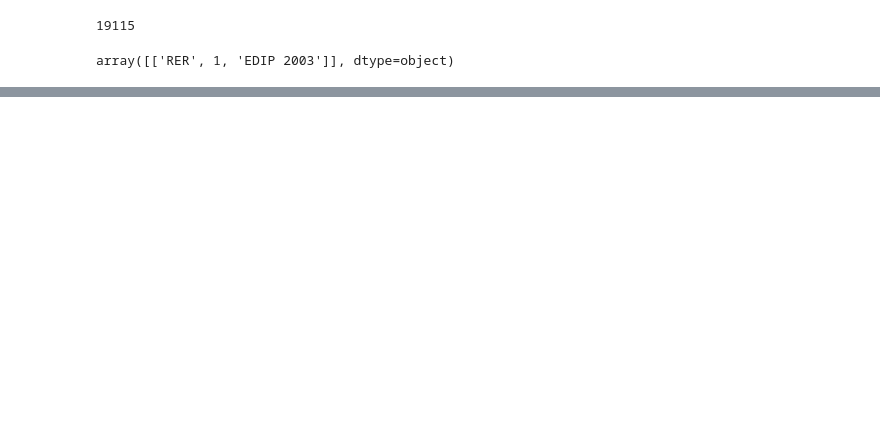
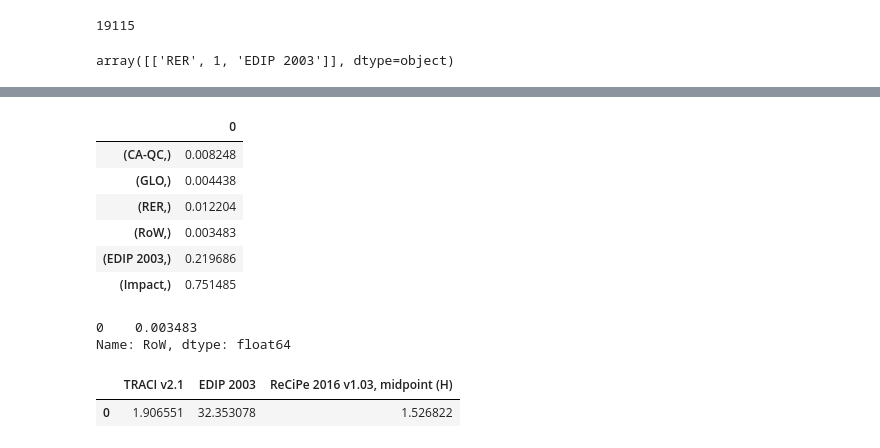
Before and after one commit to adsmer2/LCIA-impact-translator, a Jupyter notebook: EI391_ML.ipynb, the cells around one changed output, grey strips where cells are left out. Drawn from its saved outputs; the diff is of its cells as text; code cells hidden in the pictures; blank space fills up the shorter version.

```diff
--- a/EI391_ML.ipynb
+++ b/EI391_ML.ipynb
@@ -438,40 +427,42 @@ for train_index, test_index in folds:
 # %%
-# Example data
+# short data
 # X = X_short
 # y = y2.iloc[0:100,:].values
 
-import numpy as np
-from sklearn.model_selection import StratifiedKFold
-from sklearn.base import clone
-from sklearn.metrics import mean_squared_error
-from sklearn.multioutput import MultiOutputRegressor
-from sklearn.ensemble import RandomForestRegressor
+# full data
+y = y2.values
+ohe = OneHotEncoder()
+ohe.fit(X3.iloc[:,0:3])
+ohe_transform = pd.DataFrame(ohe.transform(X3.iloc[:,0:3]).toarray())
+X = pd.concat([ohe_transform, X3.loc[:,'Impact']], axis='columns')
+X = X.values
 
 # Create a combined label for stratification
 # This combines the multioutput targets into a single label for stratification
 combined_labels = np.array([hash(tuple(row)) for row in y])
 
 # Initialize model
-model = MultiOutputRegressor(RandomForestRegressor(n_estimators=1))
+rdf = RandomForestRegressor(n_estimators=10, random_state=42)
+model = rdf
 
 # Stratified k-fold cross-validation
 n_splits = 5
 skf = StratifiedKFold(n_splits=n_splits, shuffle=True, random_state=42)
 
-mse_scores = []
+fitted_model = []
+scores = []
+scores_print = []
 
 for train_idx, test_idx in skf.split(X, combined_labels):
     X_train, X_test = X[train_idx], X[test_idx]
-    Y_train, Y_test = y[train_idx], y[test_idx]
+    y_train, y_test = y[train_idx], y[test_idx]
 
     # Clone the model to ensure a fresh start for each fold
     cloned_model = clone(model)
-    cloned_model.fit(X_train, Y_train)
-    Y_pred = cloned_model.predict(X_test)
+    cloned_model.fit(X_train, y_train)
+    fitted_model.append(cloned_model)
+    y_pred = cloned_model.predict(X_test)
 
-    mse = mean_squared_error(Y_test, Y_pred, multioutput='raw_values')
-    mse_scores.append(mse)
-
-# Mean MSE score for each output
-mean_mse_scores = np.mean(mse_scores, axis=0)
-print("Mean MSE scores for each output:", mean_mse_scores)
+    r1, r2 = custom_score(X_train, X_test, y_train, y_test, y_pred, p=0.2)
+    scores.append(r1)
+    scores_print.append(r2)
@@ -511,0 +543,39 @@ y
+# %%
+feature_importance = pd.DataFrame(cloned_model.feature_importances_)
+feature_importance.index = pd.concat([pd.DataFrame(ohe.categories_[0]), pd.DataFrame(ohe.categories_[1]), pd.DataFrame(ohe.categories_[2]), pd.DataFrame(['Impact'])], axis=0)
+feature_importance[cloned_model.feature_importances_ > 0.001]
+# %% [output]
+|  | 0 |
+| (CA-QC,) | 0.008248 |
+| (GLO,) | 0.004438 |
+| (RER,) | 0.012204 |
+| (RoW,) | 0.003483 |
+| (EDIP 2003,) | 0.219686 |
+| (Impact,) | 0.751485 |
+# %%
+feature_importance = pd.DataFrame(cloned_model.feature_importances_).T
+feature_importance.columns = pd.concat([pd.DataFrame(ohe.categories_[0]), pd.DataFrame(ohe.categories_[1]), pd.DataFrame(ohe.categories_[2]), pd.DataFrame(['Impact'])], axis=0).T.values[0]
+feature_importance['RoW'] # for reference flow np.nan, -1, 1
+# %% [output]
+0    0.003483
+Name: RoW, dtype: float64
+# %%
+# code to automate prediction (perhaps type a string and use ohe to convert it to the correct ohe'd vector?)
+input_geography = 'RoW'
+input_reference_flow = 1
+input_LCIA_method = 'TRACI v2.1'
+input_impact = 1.89
+predicted_LCIA_method = ['TRACI v2.1', 'EDIP 2003', 'ReCiPe 2016 v1.03, midpoint (H)']
+
+input_ohe = pd.DataFrame(ohe.transform([[input_geography, input_reference_flow, input_LCIA_method]]).toarray())
+input_final = pd.concat([input_ohe, pd.DataFrame([input_impact])], axis=1)
+
+prediction = cloned_model.predict(input_final)
+
+desired_list = [y2.columns.get_loc(i) for i in predicted_LCIA_method]
+desired_prediction = pd.DataFrame([prediction[0][i] for i in desired_list]).T
+desired_prediction.columns = predicted_LCIA_method
+desired_prediction
+# %% [output]
+|  | TRACI v2.1 | EDIP 2003 | ReCiPe 2016 v1.03, midpoint (H) |
+| 0 | 1.906551 | 32.353078 | 1.526822 |
```
Also changed, not shown: parts of 11 cells of this notebook.
